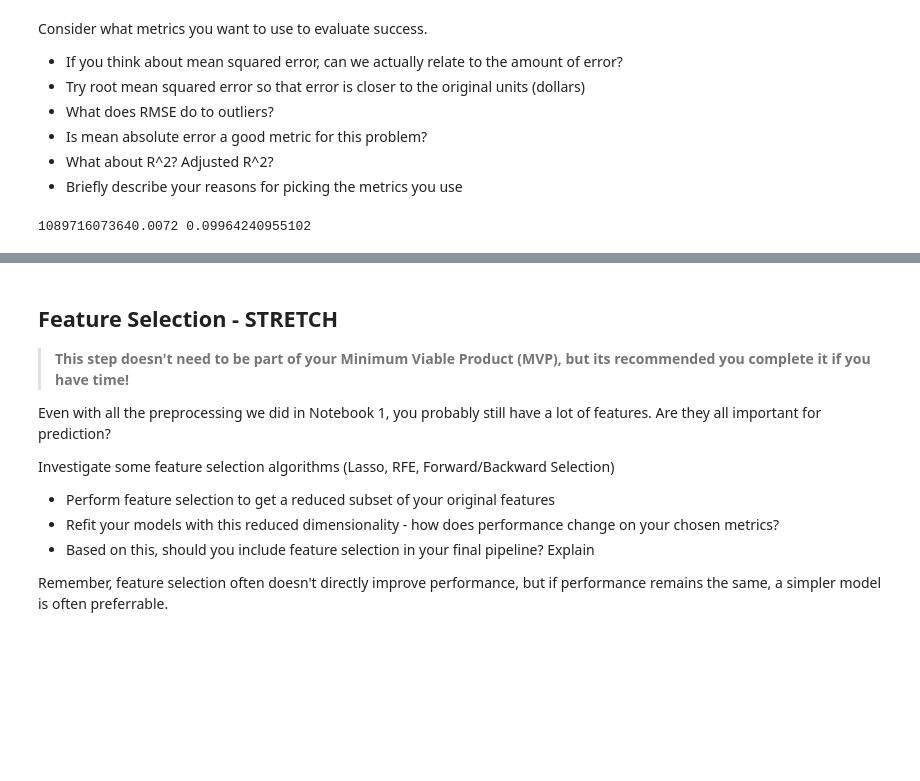
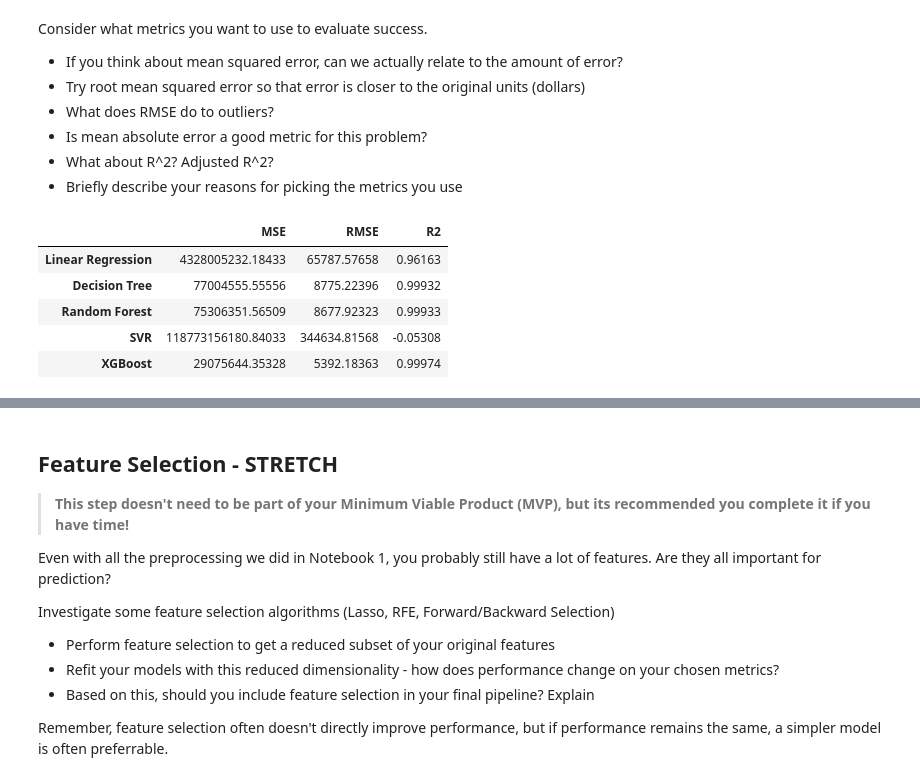
Before and after one commit to TangKenneth25/LHL-Feb19-MidtermProject, a Jupyter notebook: notebooks/2 - model_selection.ipynb, the cells around one changed output, grey strips where cells are left out. Saved outputs shown, nothing was run; the diff lists cells and outputs as text; code cells hidden in the pictures; blank space fills up the shorter version.

```diff
--- a/notebooks/2 - model_selection.ipynb
+++ b/notebooks/2 - model_selection.ipynb
@@ -143,11 +119,0 @@ print(mse_gb, r2_gb)
-# %%
-# SVR
-svr_model = SVR(kernel='rbf')
-svr_model.fit(X_train, y_train)
-
-y_pred_svr = svr_model.predict(X_test)
-
-mse_svr = mean_squared_error(y_test, y_pred_svr)
-r2_svr = r2_score(y_test[100:200], y_pred_svr[100:200])
-
-print(mse_svr, r2_svr)
@@ -159,0 +145,20 @@ print(mse_svr, r2_svr)
+# %%
+# XGBoots
+xgb_model = XGBRegressor(random_state=42)
+xgb_model.fit(X_train_scaled, y_train)
+
+y_train_xgb = xgb_model.predict(X_train_scaled)
+y_test_xgb = xgb_model.predict(X_test_scaled)
+
+train_mse_xgb = mean_squared_error(y_train, y_train_xgb)
+train_r2_xgb = r2_score(y_train, y_train_xgb)
+
+mse_xgb = mean_squared_error(y_test, y_test_xgb)
+r2_xgb = r2_score(y_test, y_test_xgb)
+
+XGB_metrics = {'MSE':mse_xgb, 'R2':r2_xgb}
+
+print(f'Train MSE: \t {train_mse_xgb}')
+print(f'Test MSE: \t {mse_xgb}')
+print(f'Train R2: \t {train_r2_xgb}')
+print(f'Test R2: \t {r2_xgb}')
@@ -173,4 +180,18 @@ r2 = r2_score(y_test,pred_price)
-# %%
-print(mse,r2)
-# %% [output]
-1089716073640.0072 0.09964240955102
+# %%
+# Set list and index names
+dict_list = [LR_metrics, DTree_metrics, Forest_metrics, SVR_metrics, XGB_metrics]
+index_names = ['Linear Regression', 'Decision Tree', 'Random Forest', 'SVR', 'XGBoost']
+
+pd.set_option('display.float_format', lambda x: '%.5f' % x)
+
+metricsDF = pd.DataFrame(dict_list, index=index_names)
+metricsDF['RMSE'] = metricsDF['MSE']**0.5
+
+metricsDF[['MSE', 'RMSE', 'R2']]
+# %% [output]
+|  | MSE | RMSE | R2 |
+| Linear Regression | 4328005232.18433 | 65787.57658 | 0.96163 |
+| Decision Tree | 77004555.55556 | 8775.22396 | 0.99932 |
+| Random Forest | 75306351.56509 | 8677.92323 | 0.99933 |
+| SVR | 118773156180.84033 | 344634.81568 | -0.05308 |
+| XGBoost | 29075644.35328 | 5392.18363 | 0.99974 |
```
Also changed, not shown: parts of 23 cells of this notebook, 10 other files.
